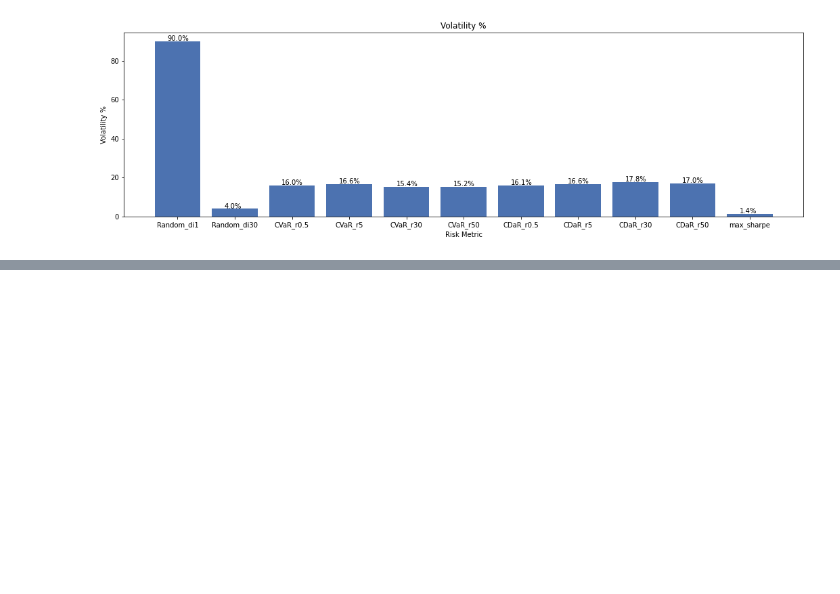
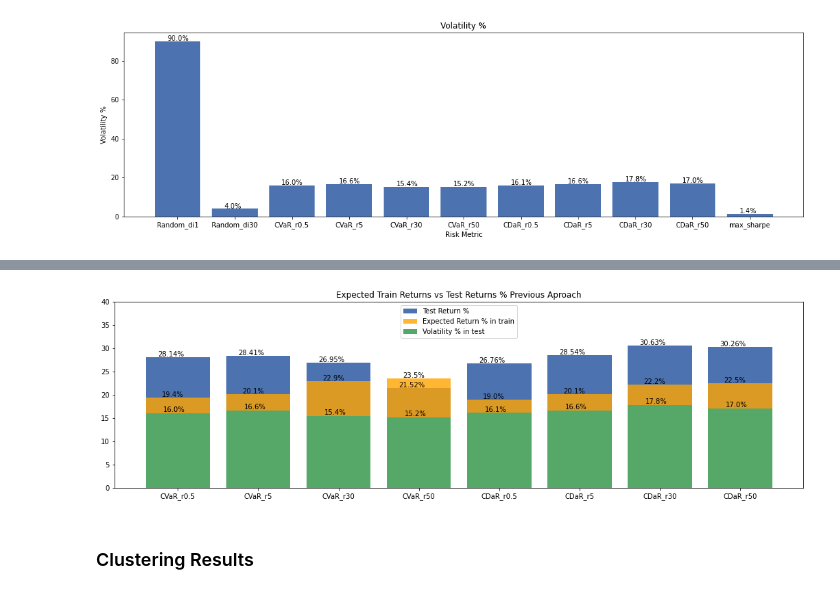
Before and after one commit to DavimenUC3M/IronIA-RoboAdvisor, a Jupyter notebook: notebooks/Test results.ipynb, the cells around one changed output, grey strips where cells are left out. Cells and saved outputs as stored; diff of their text form; code cells hidden in the pictures; blank space fills up the shorter version.

```diff
--- a/notebooks/Test results.ipynb
+++ b/notebooks/Test results.ipynb
@@ -384,0 +454,39 @@ Text(0, 0.5, 'Volatility %')
+# %%
+labels = first_results_df["Method"].values[2:-3]
+expected_return = first_results_df["Expected annual return %"].values[2:-3]
+for i,j in enumerate(expected_return):
+    expected_return[i] = float(j)
+
+test_return = first_results_df["Test return %"].values[2:-3]
+
+plt.bar(labels,test_return,label="Test Return %")
+
+for index, value in enumerate(test_return):
+    plt.text(index-0.25, value+0.15, str(value)+"%")
+
+plt.bar(labels,expected_return,label="Expected Return % in train",color="orange",alpha=0.8)
+
+for index, value in enumerate(expected_return):
+    if value != 0 and index != 10:
+        plt.text(index-0.2, value+0.2, str(value)+"%")
+    elif value != 0 and index == 10:
+        plt.text(index-0.2, value+3.2, str(value)+"%")
+
+volatility = first_results_df["Volatility %"].values[2:-3]
+
+
+plt.bar(labels,volatility,label="Volatility % in test")
+
+for index, value in enumerate(volatility):
+    if value != 0:
+        plt.text(index-0.18, value+0.3, str(value)+"%")
+
+plt.title("Expected Train Returns vs Test Returns % Previous Aproach")
+plt.legend(loc='upper center')
+plt.ylim(0, 40)
+
+pass
+# %% [output]
+[figure, added]
+# %% [markdown]
+### Clustering Results
```
Also changed, not shown: parts of 12 cells of this notebook, 43 other files.
